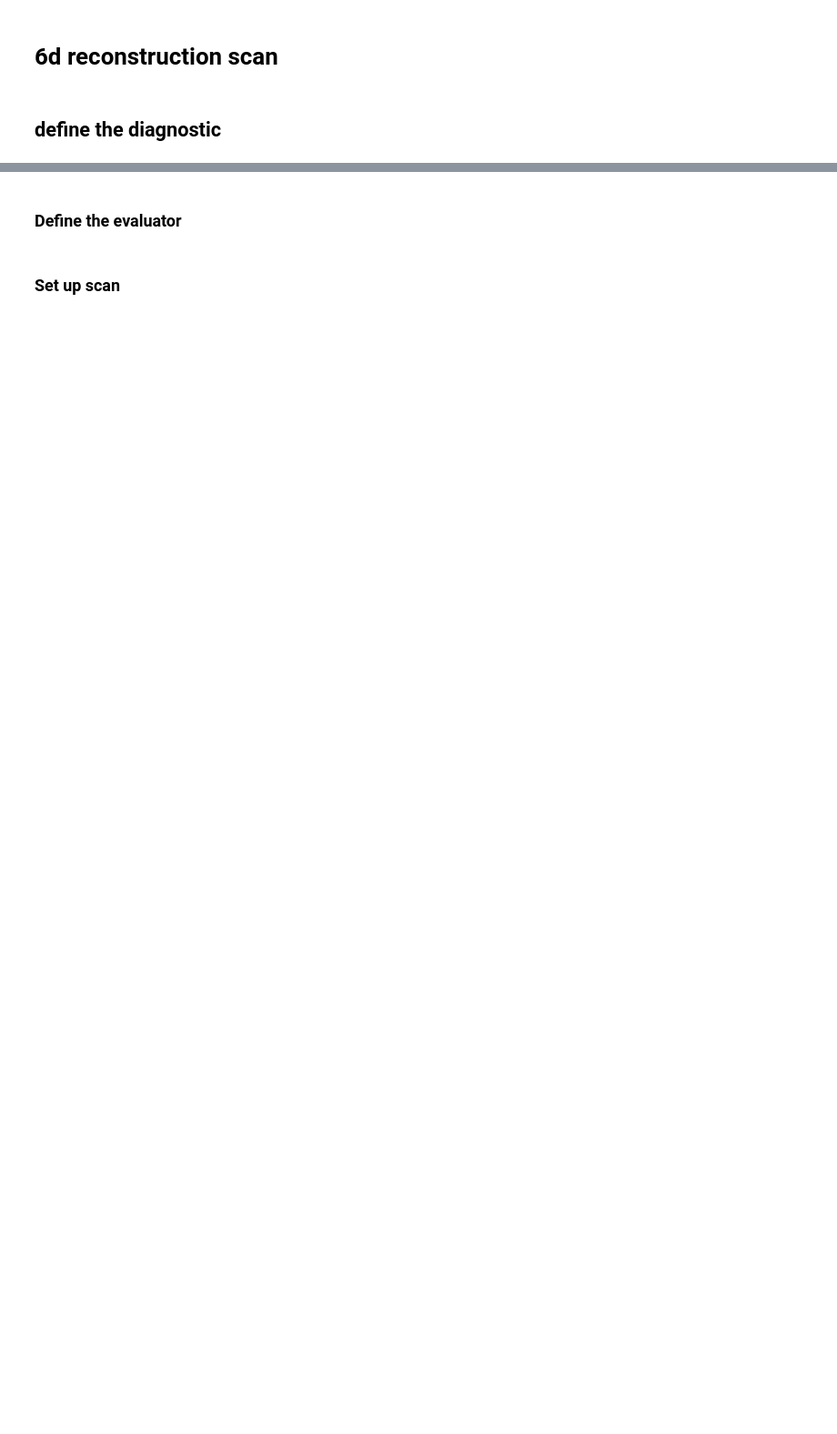
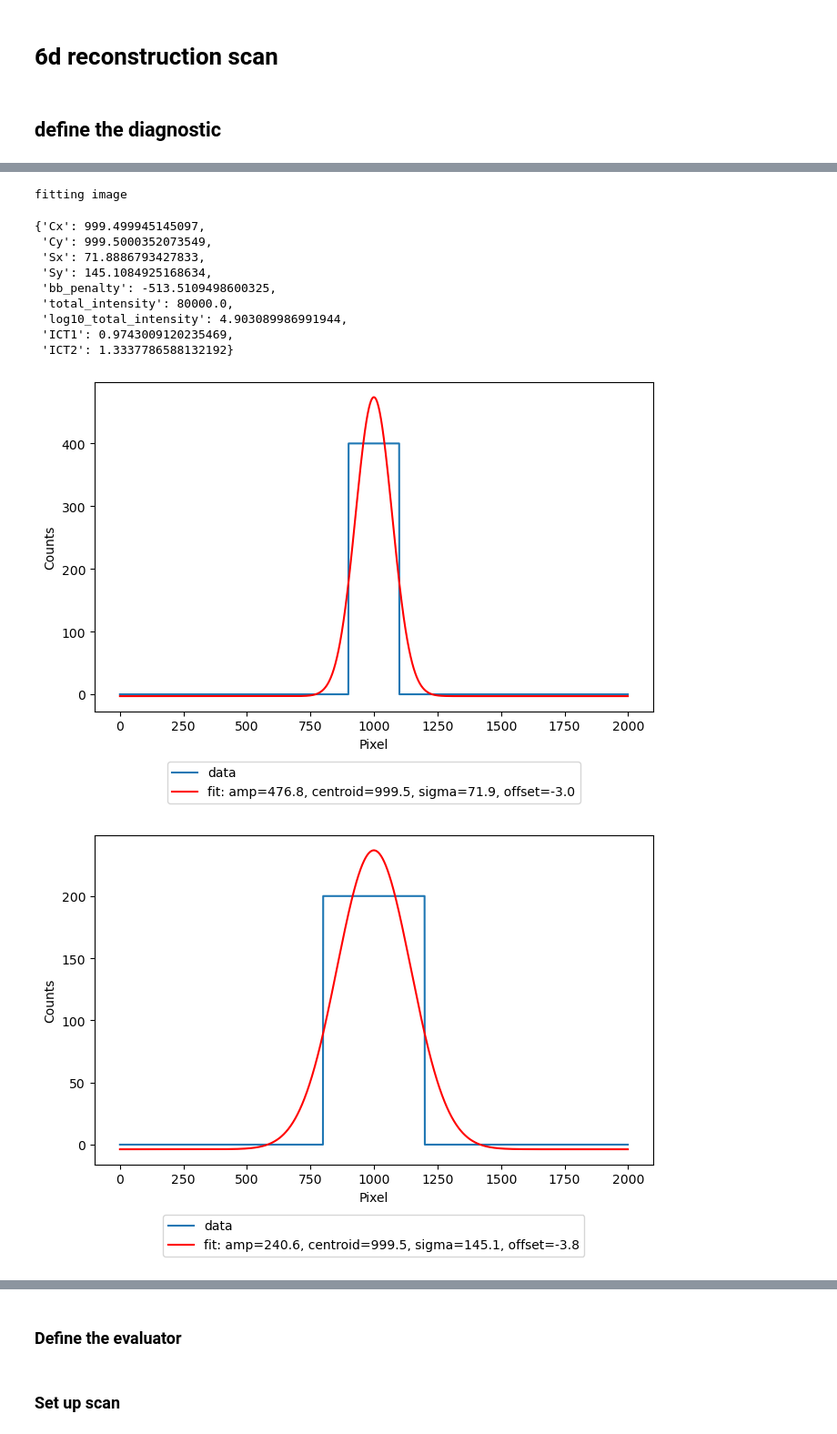
Before and after one commit to jp-ga/awa-badger, a Jupyter notebook: control_notebooks/6D_reconstruction_scan.ipynb, the cells around one changed output, grey strips where cells are left out. Shown at 91% size. Drawn from its saved outputs; the diff is of its cells as text; code cells hidden in the pictures; blank space fills up the shorter version.

```diff
--- a/control_notebooks/6D_reconstruction_scan.ipynb
+++ b/control_notebooks/6D_reconstruction_scan.ipynb
@@ -49,3 +71,16 @@ DYG14.test_measurement()
 # %%
-set_camera(DYG15_IP)
+set_camera(DYG15_IP, testing=TESTING)
 DYG15.test_measurement()
+# %% [output]
+fitting image
+{'Cx': 999.499945145097,
+ 'Cy': 999.5000352073549,
+ 'Sx': 71.8886793427833,
+ 'Sy': 145.1084925168634,
+ 'bb_penalty': -513.5109498600325,
+ 'total_intensity': 80000.0,
+ 'log10_total_intensity': 4.903089986991944,
+ 'ICT1': 0.9743009120235469,
+ 'ICT2': 1.3337786588132192}
+[figure, added]
+[figure, added]
```
Also changed, not shown: parts of 7 cells of this notebook, 6 other files.
